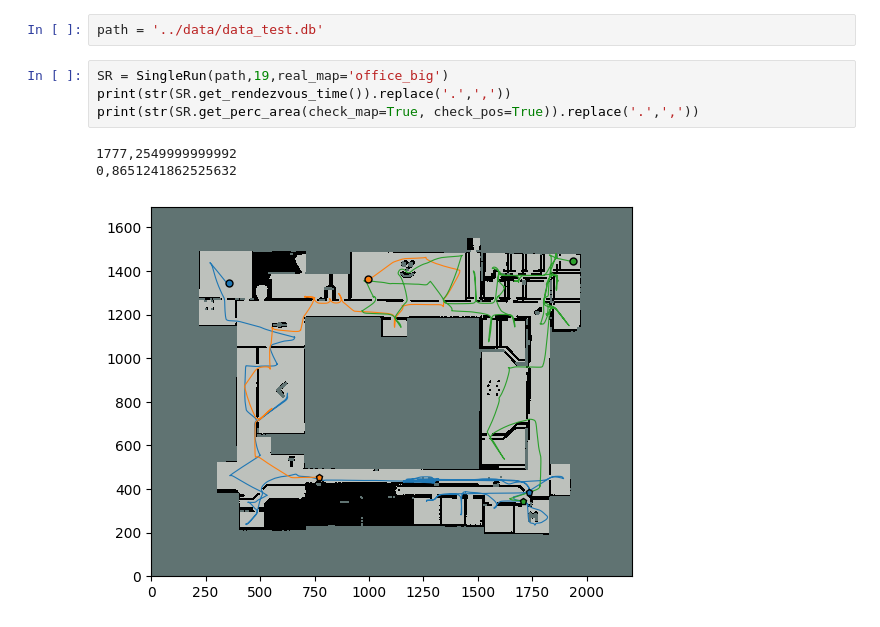
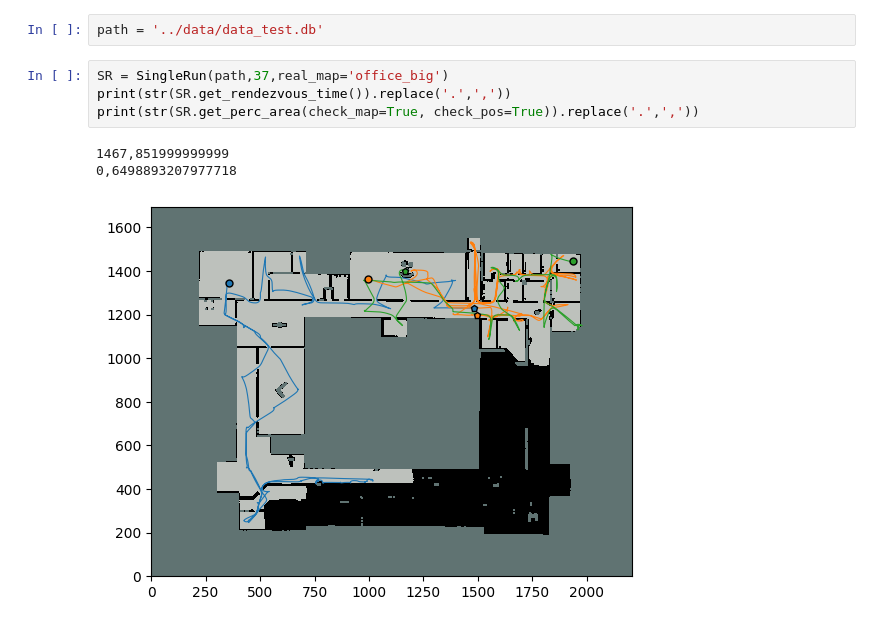
Before and after one commit to aislabunimi/multirobot_exploration_rendezvous, a Jupyter notebook: stats/stats.ipynb, the cells around one changed output. Drawn from its saved outputs; the diff is of its cells as text.

```diff
--- a/stats/stats.ipynb
+++ b/stats/stats.ipynb
@@ -6,10 +6,10 @@ import sqlite3
 # %%
 path = '../data/data_test.db'
 # %%
-SR = SingleRun(path,19,real_map='office_big')
+SR = SingleRun(path,37,real_map='office_big')
 print(str(SR.get_rendezvous_time()).replace('.',','))
 print(str(SR.get_perc_area(check_map=True, check_pos=True)).replace('.',','))
 # %% [output]
-1777,2549999999992
-0,8651241862525632
+1467,851999999999
+0,6498893207977718
-[figure, old version]
+[figure, new version]
```
Also changed, not shown: 7 other files.
